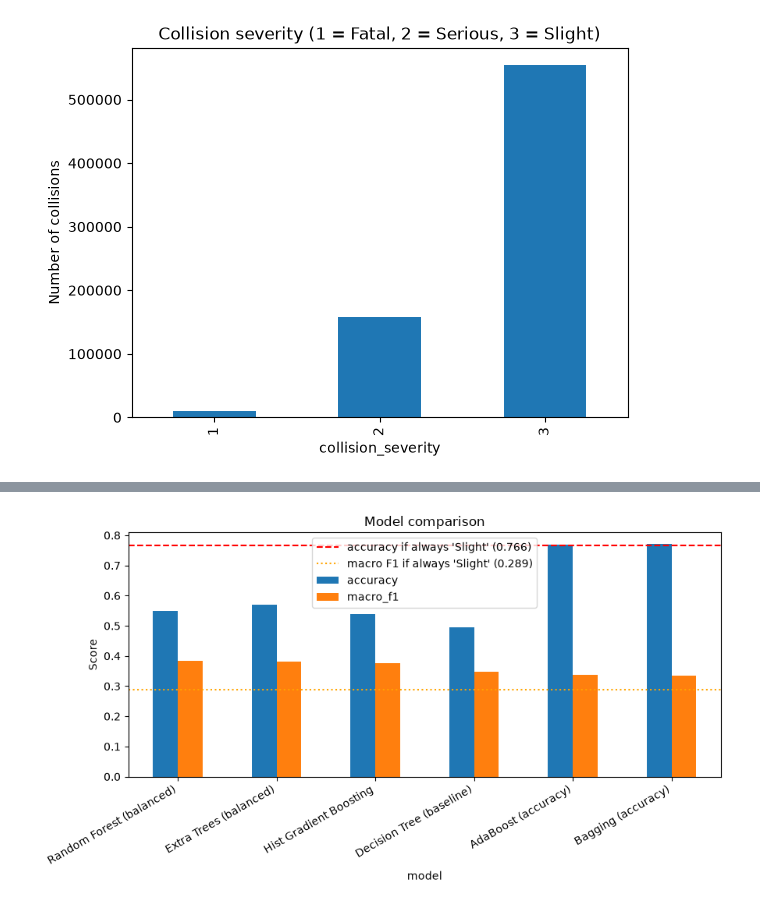
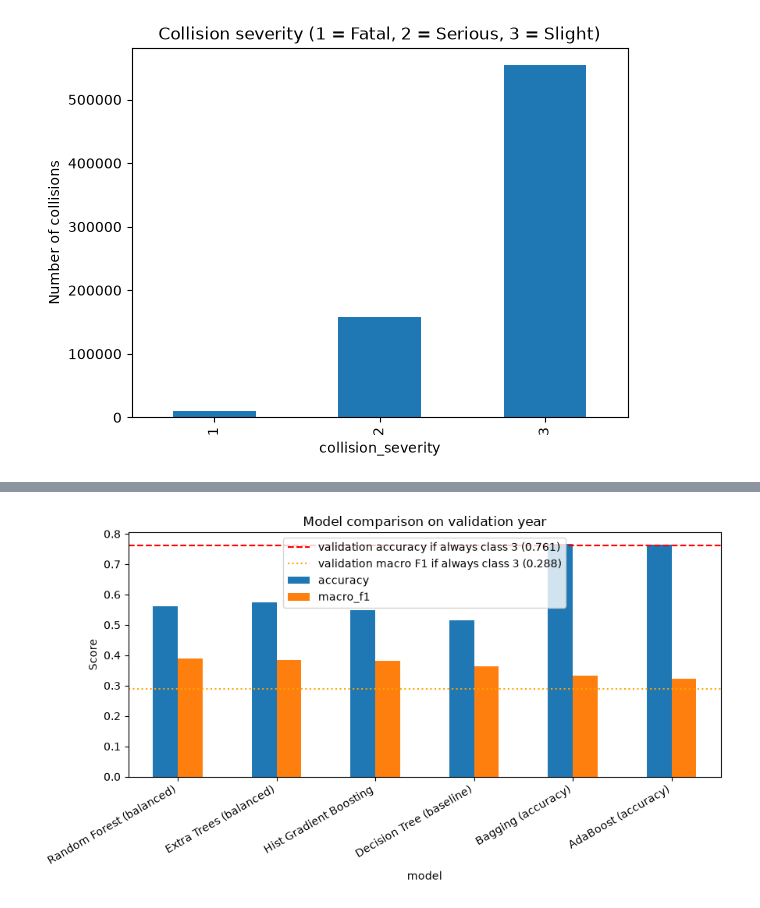
Before and after one commit to PraveenAnilKumar/Road-Collision-Severity-Predictor, a Jupyter notebook: notebooks/road accidents.ipynb, the cells around one changed output, grey strips where cells are left out. Saved outputs shown, nothing was run; the diff lists cells and outputs as text; code cells hidden in the pictures.

```diff
--- a/notebooks/road accidents.ipynb
+++ b/notebooks/road accidents.ipynb
@@ -170,5 +195,6 @@ print(X_train.shape, X_test.shape)
 # %%
-X_small = X_train.sample(200_000, random_state=RANDOM_STATE)
+# Use a large but bounded training sample for model comparison; compare candidates on 2023 only.
+X_small = X_train.sample(min(200_000, len(X_train)), random_state=RANDOM_STATE)
 y_small = y_train.loc[X_small.index]
 
 def tree(depth, **kw):
@@ -176,33 +202,29 @@ def tree(depth, **kw):
 
 models = {
     "Decision Tree (baseline)": tree(10),
-    # Accuracy-focused model: do not rebalance classes when overall accuracy is the goal.
-    "Bagging (accuracy)":       BaggingClassifier(estimator=DecisionTreeClassifier(max_depth=15, min_samples_leaf=20, random_state=RANDOM_STATE), n_estimators=30,n_jobs=1, random_state=RANDOM_STATE),
-    "Random Forest (balanced)": RandomForestClassifier(n_estimators=100, max_depth=15, min_samples_leaf=20,class_weight="balanced", n_jobs=2, random_state=RANDOM_STATE),
-    "Extra Trees (balanced)":   ExtraTreesClassifier(n_estimators=100, max_depth=15, min_samples_leaf=20,class_weight="balanced", n_jobs=2, random_state=RANDOM_STATE),
-    "AdaBoost (accuracy)":      AdaBoostClassifier(estimator=DecisionTreeClassifier(max_depth=2, random_state=RANDOM_STATE), n_estimators=100, random_state=RANDOM_STATE),
-    "Hist Gradient Boosting":   HistGradientBoostingClassifier(max_iter=200, class_weight="balanced",random_state=RANDOM_STATE),
+    "Bagging (accuracy)": BaggingClassifier(estimator=DecisionTreeClassifier(max_depth=15, min_samples_leaf=20, random_state=RANDOM_STATE), n_estimators=30, n_jobs=1, random_state=RANDOM_STATE),
+    "Random Forest (balanced)": RandomForestClassifier(n_estimators=100, max_depth=15, min_samples_leaf=20, class_weight="balanced", n_jobs=2, random_state=RANDOM_STATE),
+    "Extra Trees (balanced)": ExtraTreesClassifier(n_estimators=100, max_depth=15, min_samples_leaf=20, class_weight="balanced", n_jobs=2, random_state=RANDOM_STATE),
+    "AdaBoost (accuracy)": AdaBoostClassifier(estimator=DecisionTreeClassifier(max_depth=2, random_state=RANDOM_STATE), n_estimators=100, random_state=RANDOM_STATE),
+    "Hist Gradient Boosting": HistGradientBoostingClassifier(max_iter=200, class_weight="balanced", random_state=RANDOM_STATE),
 }
 
 results = []
 trained = {}
-predictions = {}
-
+val_predictions = {}
 for name, model in models.items():
     print("Training", name, "...")
     model.fit(X_small, y_small)
-    pred = model.predict(X_test)
-
+    pred = model.predict(X_val)
     trained[name] = model
-    predictions[name] = pred
+    val_predictions[name] = pred
     results.append({
         "model": name,
-        "accuracy": round(accuracy_score(y_test, pred), 3),
-        "macro_f1": round(f1_score(y_test, pred, average="macro"), 3),
+        "accuracy": accuracy_score(y_val, pred),
+        "macro_f1": f1_score(y_val, pred, average="macro"),
     })
 
 results_df = pd.DataFrame(results)
-results_df["accuracy_lift_vs_majority"] = results_df["accuracy"] - y_test.value_counts(normalize=True).max()
 results_df_macro_f1 = results_df.sort_values("macro_f1", ascending=False).reset_index(drop=True)
 results_df_macro_f1
 # %% [output]
@@ -233,17 +255,19 @@ results_df_accuracy_score
 # %%
-majority_pred = np.full(len(y_test), 3)
-base_acc = accuracy_score(y_test, majority_pred)
-base_f1  = f1_score(y_test, majority_pred, average="macro")
+# Candidate scores are from validation (2024); show its majority-class baseline for comparison.
+majority_class = y_train.value_counts().idxmax()
+val_majority_pred = np.full(len(y_val), majority_class)
+base_val_acc = accuracy_score(y_val, val_majority_pred)
+base_val_f1 = f1_score(y_val, val_majority_pred, average="macro")
 
 ax = results_df_macro_f1.set_index("model")[["accuracy", "macro_f1"]].plot(kind="bar", figsize=(9, 5))
-ax.axhline(base_acc, color="red",    linestyle="--", label=f"accuracy if always 'Slight' ({base_acc:.3f})")
-ax.axhline(base_f1,  color="orange", linestyle=":",  label=f"macro F1 if always 'Slight' ({base_f1:.3f})")
-plt.title("Model comparison")
+ax.axhline(base_val_acc, color="red", linestyle="--", label=f"validation accuracy if always class {majority_class} ({base_val_acc:.3f})")
+ax.axhline(base_val_f1, color="orange", linestyle=":", label=f"validation macro F1 if always class {majority_class} ({base_val_f1:.3f})")
+plt.title("Model comparison on validation year")
 plt.ylabel("Score")
 plt.xticks(rotation=30, ha="right")
 plt.legend()
 plt.tight_layout()
 plt.show()
 # %% [output]
-[figure, old version]
+[figure, new version]
 # %%
```
Also changed, not shown: parts of 20 cells of this notebook, 22 other files.
